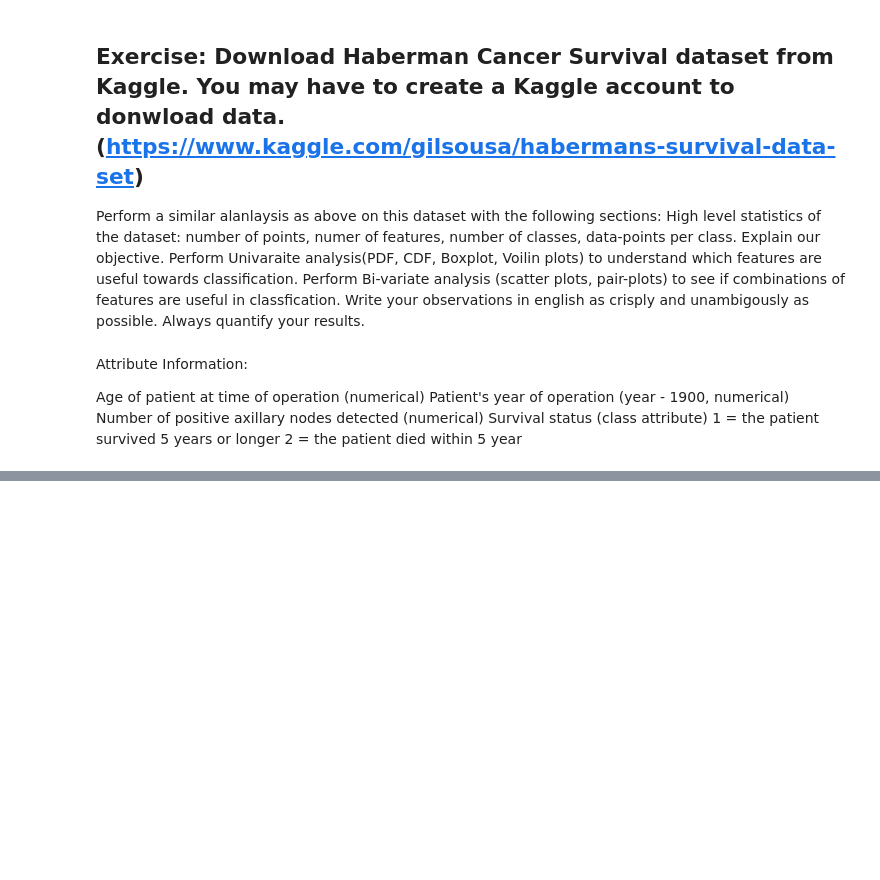
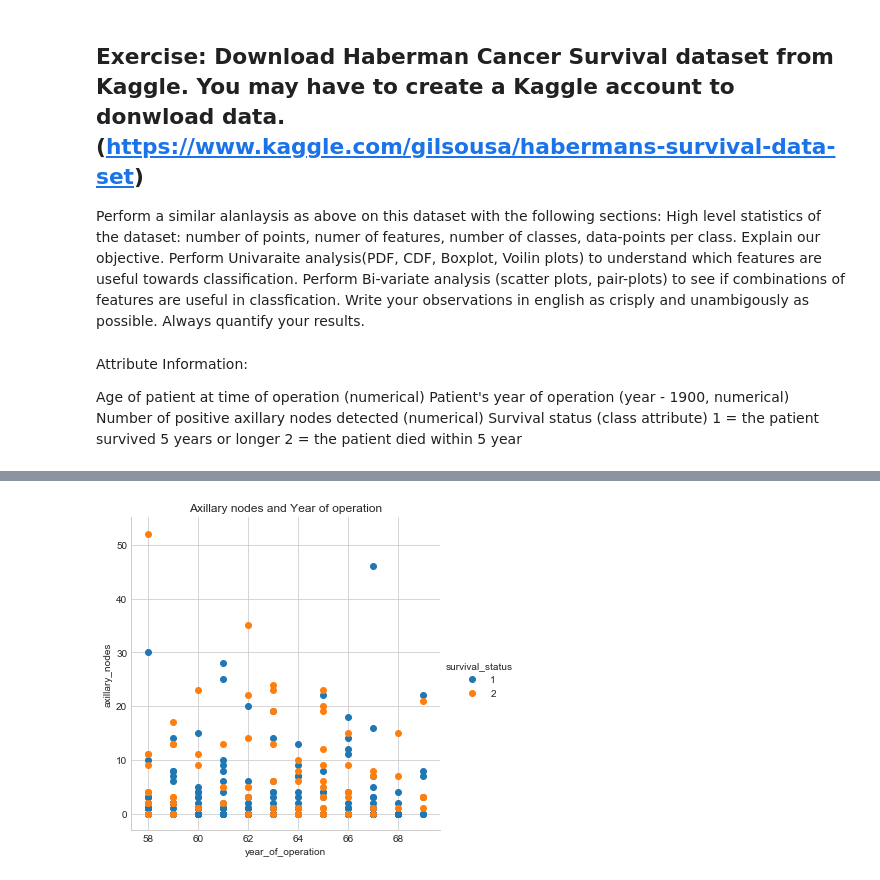
Before and after one commit to aman-sawarn/Haberman_Dataset_Visualization, a Jupyter notebook: EDA Assignment.ipynb, the cells around one changed output, grey strips where cells are left out. Saved outputs shown, nothing was run; the diff lists cells and outputs as text; code cells hidden in the pictures; blank space fills up the shorter version.

```diff
--- a/EDA Assignment.ipynb
+++ b/EDA Assignment.ipynb
@@ -67,0 +75,9 @@ KeyError: 'age'
+# %%
+sns.set_style('whitegrid');
+sns.FacetGrid(df, hue='survival_status', size=5) \
+   .map(plt.scatter, 'year_of_operation', 'axillary_nodes') \
+   .add_legend()
+plt.title('Axillary nodes and Year of operation')
+plt.show()
+# %% [output]
+[figure, added]
```
Also changed, not shown: parts of 16 cells of this notebook.
